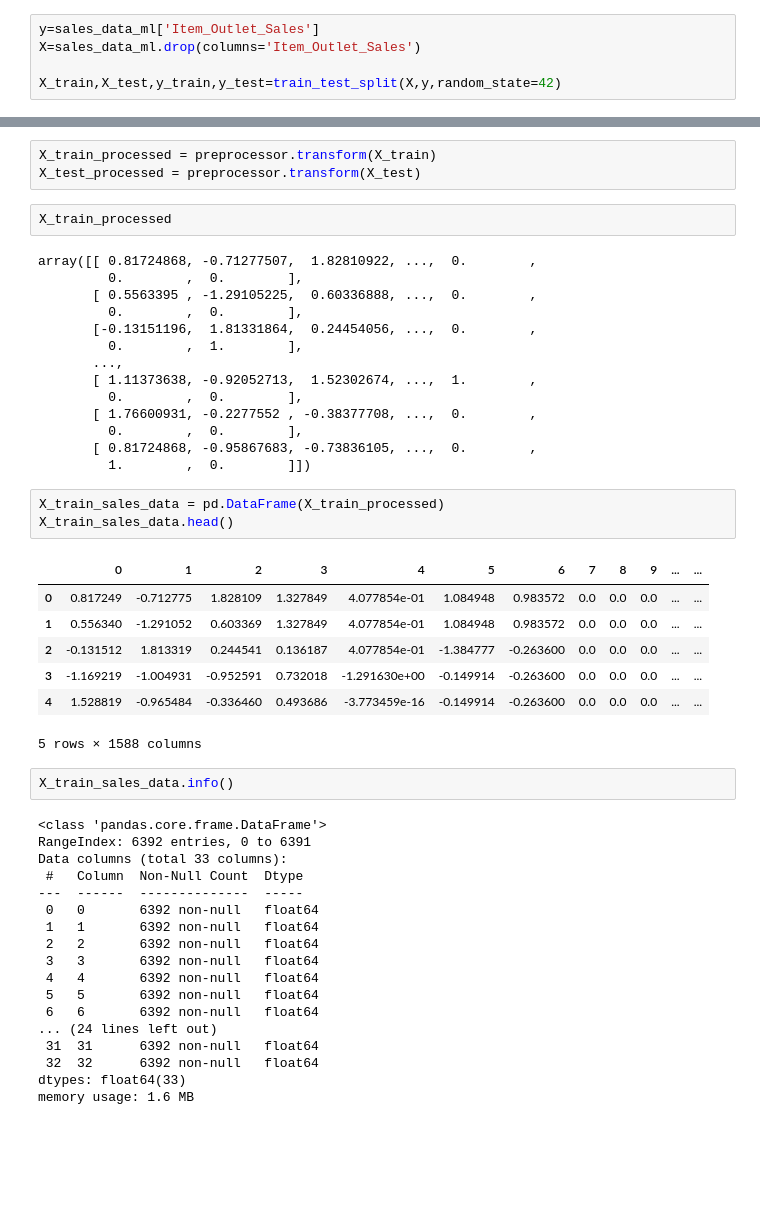
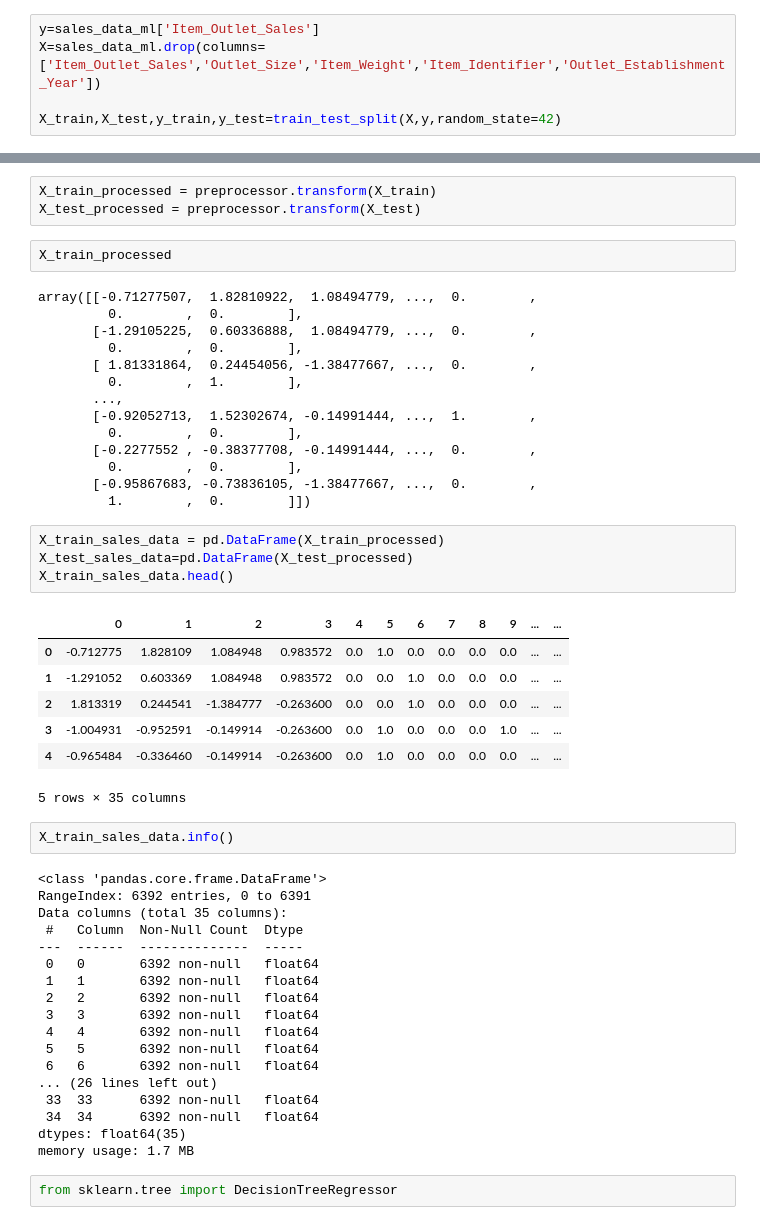
Before and after one commit to meburns2011/Food-Sales-Predictions, a Jupyter notebook: Food_Sales_Predictions.ipynb, the cells around one changed output, grey strips where cells are left out. Cells and saved outputs as stored; diff of their text form; blank space fills up the shorter version.

```diff
--- a/Food_Sales_Predictions.ipynb
+++ b/Food_Sales_Predictions.ipynb
@@ -615,7 +616,7 @@ sales_data_ml['Outlet_Size'].replace(replacement_dictionary3,inplace=True)
 ##Assigning X and y and performing a train test split
 # %%
 y=sales_data_ml['Item_Outlet_Sales']
-X=sales_data_ml.drop(columns='Item_Outlet_Sales')
+X=sales_data_ml.drop(columns=['Item_Outlet_Sales','Outlet_Size','Item_Weight','Item_Identifier','Outlet_Establishment_Year'])
 
 X_train,X_test,y_train,y_test=train_test_split(X,y,random_state=42)
 # %%
@@ -736,36 +731,37 @@ X_test_processed = preprocessor.transform(X_test)
 # %%
 X_train_processed
 # %% [output]
-array([[ 0.81724868, -0.71277507,  1.82810922, ...,  0.        ,
+array([[-0.71277507,  1.82810922,  1.08494779, ...,  0.        ,
          0.        ,  0.        ],
-       [ 0.5563395 , -1.29105225,  0.60336888, ...,  0.        ,
+       [-1.29105225,  0.60336888,  1.08494779, ...,  0.        ,
          0.        ,  0.        ],
-       [-0.13151196,  1.81331864,  0.24454056, ...,  0.        ,
+       [ 1.81331864,  0.24454056, -1.38477667, ...,  0.        ,
          0.        ,  1.        ],
        ...,
-       [ 1.11373638, -0.92052713,  1.52302674, ...,  1.        ,
+       [-0.92052713,  1.52302674, -0.14991444, ...,  1.        ,
          0.        ,  0.        ],
-       [ 1.76600931, -0.2277552 , -0.38377708, ...,  0.        ,
+       [-0.2277552 , -0.38377708, -0.14991444, ...,  0.        ,
          0.        ,  0.        ],
-       [ 0.81724868, -0.95867683, -0.73836105, ...,  0.        ,
+       [-0.95867683, -0.73836105, -1.38477667, ...,  0.        ,
          1.        ,  0.        ]])
 # %%
 X_train_sales_data = pd.DataFrame(X_train_processed)
+X_test_sales_data=pd.DataFrame(X_test_processed)
 X_train_sales_data.head()
 # %% [output]
 |  | 0 | 1 | 2 | 3 | 4 | 5 | 6 | 7 | 8 | 9 | ... | ... |
-| 0 | 0.817249 | -0.712775 | 1.828109 | 1.327849 | 4.077854e-01 | 1.084948 | 0.983572 | 0.0 | 0.0 | 0.0 | ... | ... |
-| 1 | 0.556340 | -1.291052 | 0.603369 | 1.327849 | 4.077854e-01 | 1.084948 | 0.983572 | 0.0 | 0.0 | 0.0 | ... | ... |
-| 2 | -0.131512 | 1.813319 | 0.244541 | 0.136187 | 4.077854e-01 | -1.384777 | -0.263600 | 0.0 | 0.0 | 0.0 | ... | ... |
-| 3 | -1.169219 | -1.004931 | -0.952591 | 0.732018 | -1.291630e+00 | -0.149914 | -0.263600 | 0.0 | 0.0 | 0.0 | ... | ... |
-| 4 | 1.528819 | -0.965484 | -0.336460 | 0.493686 | -3.773459e-16 | -0.149914 | -0.263600 | 0.0 | 0.0 | 0.0 | ... | ... |
+| 0 | -0.712775 | 1.828109 | 1.084948 | 0.983572 | 0.0 | 1.0 | 0.0 | 0.0 | 0.0 | 0.0 | ... | ... |
+| 1 | -1.291052 | 0.603369 | 1.084948 | 0.983572 | 0.0 | 0.0 | 1.0 | 0.0 | 0.0 | 0.0 | ... | ... |
+| 2 | 1.813319 | 0.244541 | -1.384777 | -0.263600 | 0.0 | 0.0 | 1.0 | 0.0 | 0.0 | 0.0 | ... | ... |
+| 3 | -1.004931 | -0.952591 | -0.149914 | -0.263600 | 0.0 | 1.0 | 0.0 | 0.0 | 0.0 | 1.0 | ... | ... |
+| 4 | -0.965484 | -0.336460 | -0.149914 | -0.263600 | 0.0 | 1.0 | 0.0 | 0.0 | 0.0 | 0.0 | ... | ... |
-5 rows × 1588 columns
+5 rows × 35 columns
 # %%
 X_train_sales_data.info()
 # %% [output]
 <class 'pandas.core.frame.DataFrame'>
 RangeIndex: 6392 entries, 0 to 6391
-Data columns (total 33 columns):
+Data columns (total 35 columns):
  #   Column  Non-Null Count  Dtype
 ---  ------  --------------  -----
  0   0       6392 non-null   float64
@@ -775,8 +771,10 @@ Data columns (total 33 columns):
  4   4       6392 non-null   float64
  5   5       6392 non-null   float64
  6   6       6392 non-null   float64
-... (24 lines left out)
- 31  31      6392 non-null   float64
- 32  32      6392 non-null   float64
-dtypes: float64(33)
-memory usage: 1.6 MB
+... (26 lines left out)
+ 33  33      6392 non-null   float64
+ 34  34      6392 non-null   float64
+dtypes: float64(35)
+memory usage: 1.7 MB
+# %%
+from sklearn.tree import DecisionTreeRegressor
```
Also changed, not shown: parts of 18 cells of this notebook.
